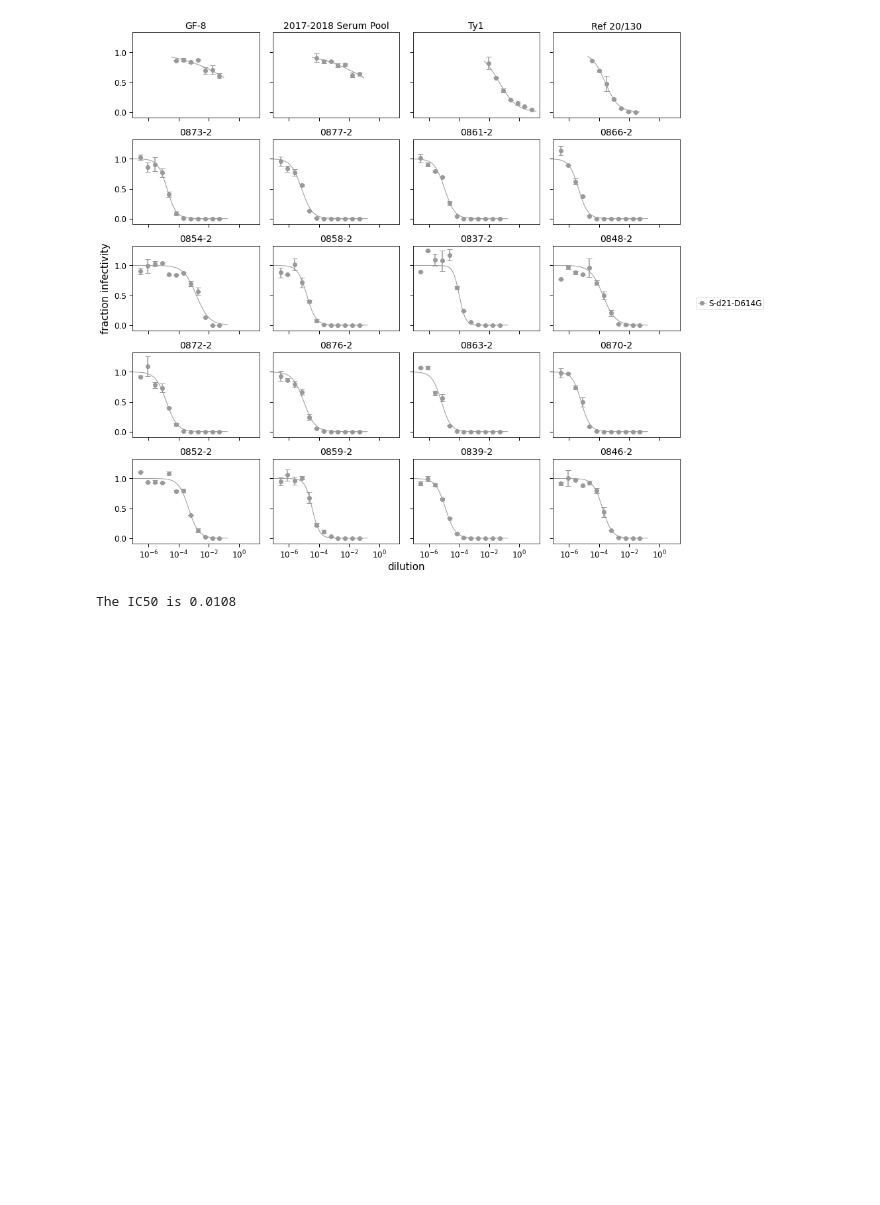
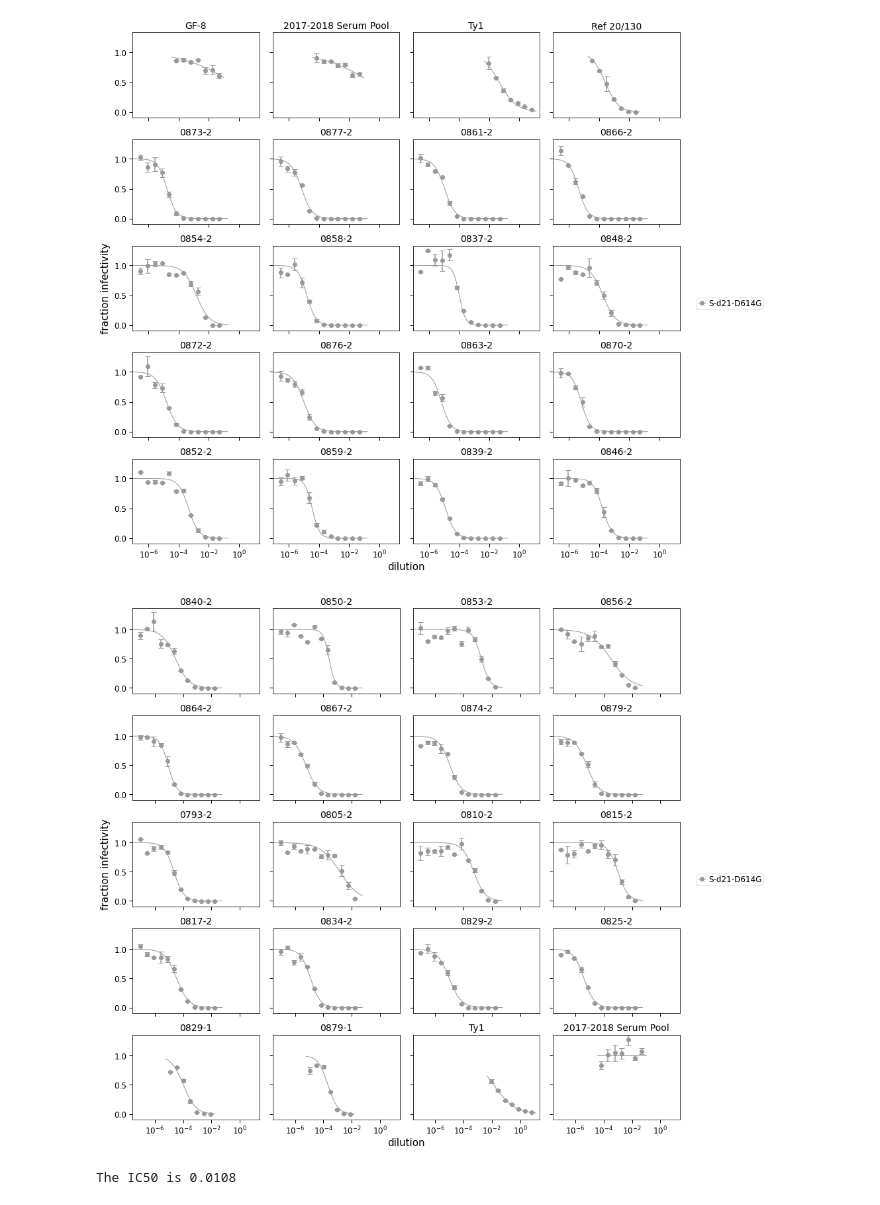
Before and after one commit to jbloomlab/RBD_nanoparticle_vaccine, a Jupyter notebook: MouseNeuts.ipynb, the cells around one changed output. Cells and saved outputs as stored; diff of their text form; code cells hidden in the pictures; blank space fills up the shorter version.

```diff
--- a/MouseNeuts.ipynb
+++ b/MouseNeuts.ipynb
@@ -25,6 +25,7 @@ theme_set(theme_seaborn(style='white', context='talk', font_scale=1))
 fidf_rnd1 = pd.read_csv('./fract_infect/201015_fractinfect.csv').drop(['Unnamed: 0'], axis=1)
 fidf_rnd2 = pd.read_csv('./fract_infect/201016_fractinfect_rnd2.csv').drop(['Unnamed: 0'], axis=1)
 fidf_rnd3 = pd.read_csv('./fract_infect/201017_fractinfect_rnd3.csv').drop(['Unnamed: 0'], axis=1)
+fidf_rnd4 = pd.read_csv('./fract_infect/201020_fractinfect_rnd4.csv').drop(['Unnamed: 0'], axis=1)
 # %%
 display(fidf_rnd1.head())
 display(fidf_rnd2.head())
@@ -237,6 +304,10 @@ fig, axes = fits_rnd2_nosp.plotSera(xlabel='dilution')
 fig, axes = fits_rnd3.plotSera(xlabel='dilution')
 # %% [output]
 [figure]
+# %%
+fig, axes = fits_rnd4.plotSera(xlabel='dilution')
+# %% [output]
+[figure, added]
 # %%
 curve = fits_rnd1.getCurve(serum='Ty1-Fc', virus='S-d21-D614G', replicate='1')
 print(f"The IC50 is {curve.ic50():.3g}")
```
Also changed, not shown: parts of 19 cells of this notebook, 4 other files.
